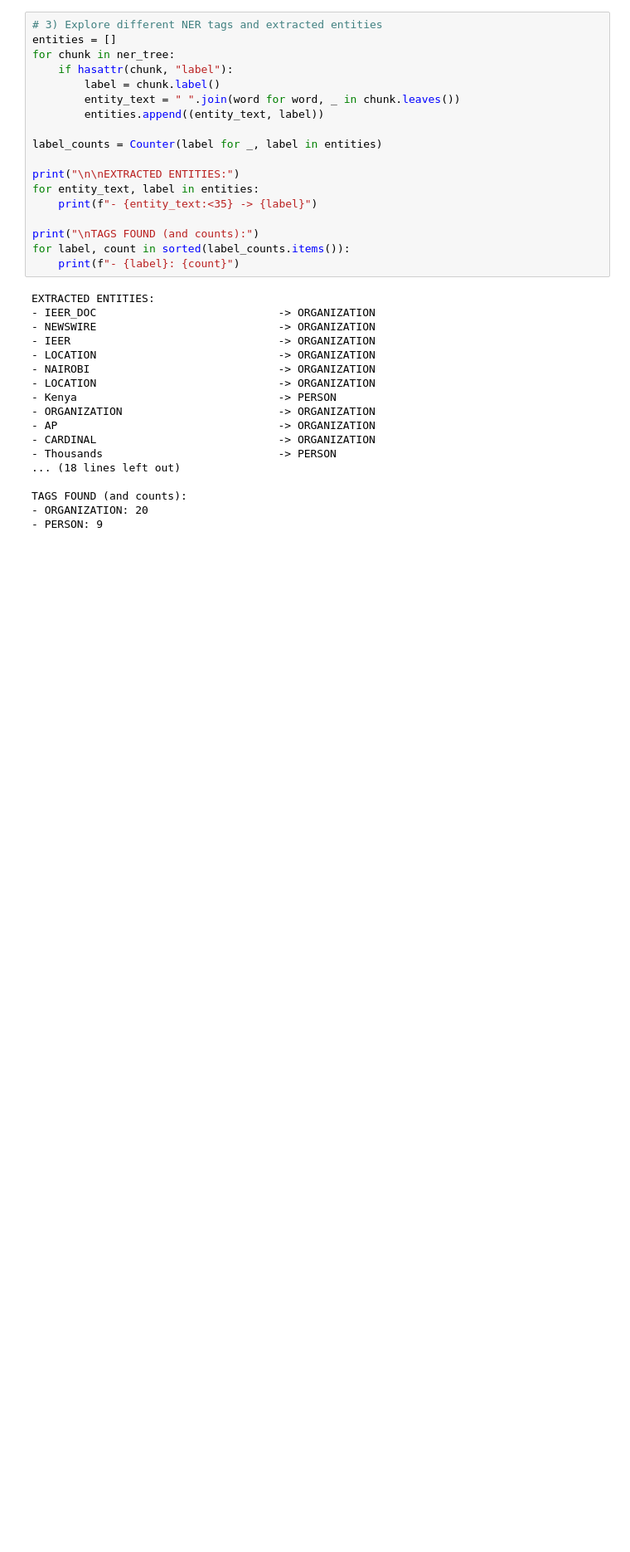
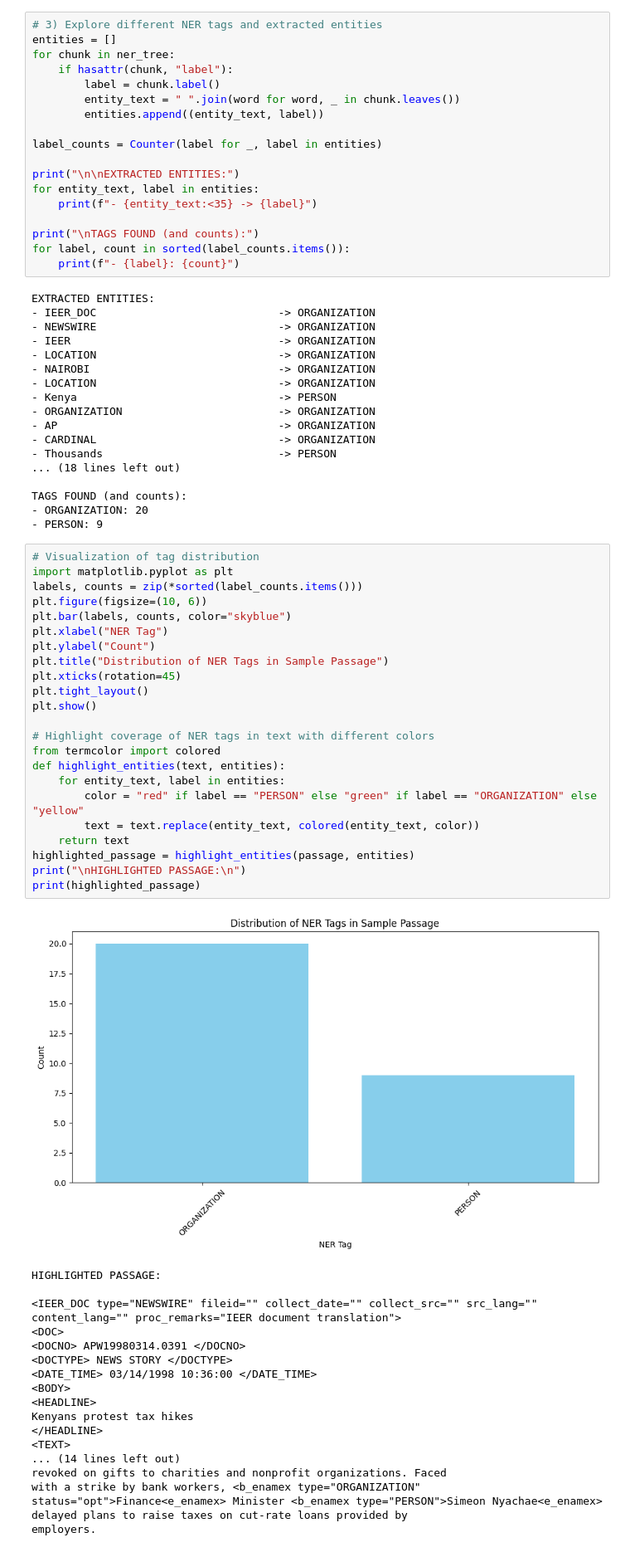
Before and after one commit to ArnavKarwa07/CCNLP, a Jupyter notebook: assignment4.ipynb, the cells around one changed output. Shown at 83% size. Drawn from its saved outputs; the diff is of its cells as text; blank space fills up the shorter version.

Commit message:
4 visuals

```diff
--- a/assignment4.ipynb
+++ b/assignment4.ipynb
@@ -76,3 +76,45 @@ EXTRACTED ENTITIES:
 TAGS FOUND (and counts):
 - ORGANIZATION: 20
 - PERSON: 9
+# %%
+# Visualization of tag distribution
+import matplotlib.pyplot as plt
+labels, counts = zip(*sorted(label_counts.items()))
+plt.figure(figsize=(10, 6))
+plt.bar(labels, counts, color="skyblue")
+plt.xlabel("NER Tag")
+plt.ylabel("Count")
+plt.title("Distribution of NER Tags in Sample Passage")
+plt.xticks(rotation=45)
+plt.tight_layout()
+plt.show()
+
+# Highlight coverage of NER tags in text with different colors
+from termcolor import colored
+def highlight_entities(text, entities):
+    for entity_text, label in entities:
+        color = "red" if label == "PERSON" else "green" if label == "ORGANIZATION" else "yellow"
+        text = text.replace(entity_text, colored(entity_text, color))
+    return text
+highlighted_passage = highlight_entities(passage, entities)
+print("\nHIGHLIGHTED PASSAGE:\n")
+print(highlighted_passage)
+# %% [output]
+[figure, added]
+HIGHLIGHTED PASSAGE:
+
+<IEER_DOC type="NEWSWIRE" fileid="" collect_date="" collect_src="" src_lang="" content_lang="" proc_remarks="IEER document translation">
+<DOC>
+<DOCNO> APW19980314.0391 </DOCNO>
+<DOCTYPE> NEWS STORY </DOCTYPE>
+<DATE_TIME> 03/14/1998 10:36:00 </DATE_TIME>
+<BODY>
+<HEADLINE>
+Kenyans protest tax hikes
+</HEADLINE>
+<TEXT>
+... (14 lines left out)
+revoked on gifts to charities and nonprofit organizations. Faced
+with a strike by bank workers, <b_enamex type="ORGANIZATION" status="opt">Finance<e_enamex> Minister <b_enamex type="PERSON">Simeon Nyachae<e_enamex>
+delayed plans to raise taxes on cut-rate loans provided by
+employers.
```
